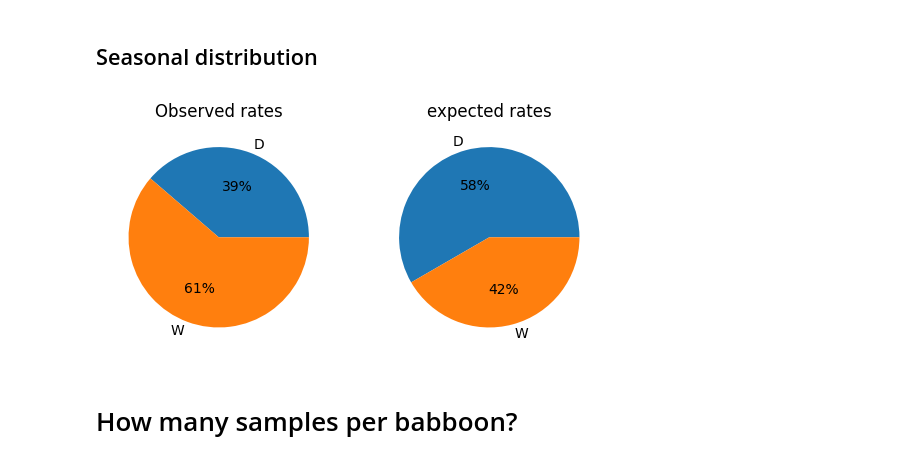
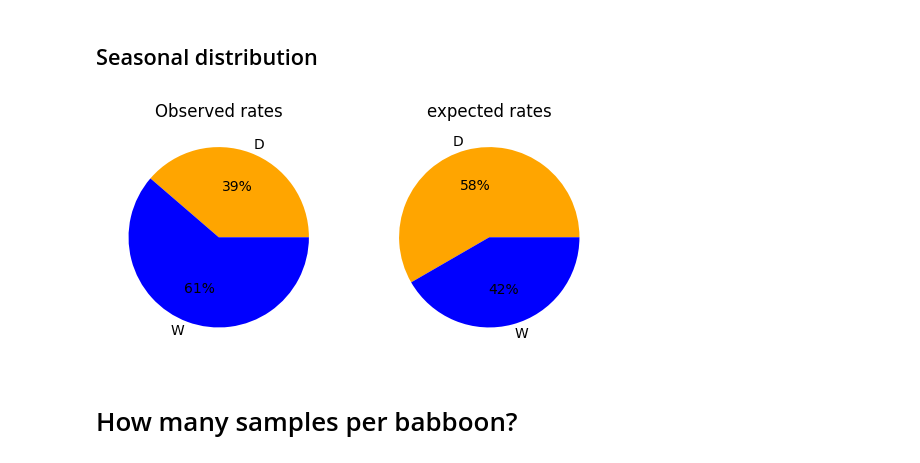
Before and after one commit to yuvaldotan/workshop_microbiome, a Jupyter notebook: data_dist.ipynb, the cells around one changed output. Cells and saved outputs as stored; diff of their text form; code cells hidden in the pictures.

```diff
--- a/data_dist.ipynb
+++ b/data_dist.ipynb
@@ -43,15 +43,15 @@ plt.show()
 # %%
 season_cnt = np.array(metadata_df[["month", "season"]].groupby("season").count()).reshape(-1)
 fig,ax  = plt.subplots(ncols=2)
 ax1 = ax[0]
-ax1.pie(season_cnt/ np.sum(season_cnt), labels=["D", "W"], autopct='%.0f%%')
+ax1.pie(season_cnt/ np.sum(season_cnt), labels=["D", "W"], autopct='%.0f%%', colors = ["orange","blue"])
 ax1.set_title("Observed rates")
 
-plt.pie([7/12, 5/12], labels=["D", "W"], autopct='%.0f%%')
+plt.pie([7/12, 5/12], labels=["D", "W"], autopct='%.0f%%', colors = ["orange","blue"])
 plt.title("expected rates")
 plt.show()
 # %% [output]
-[figure, old version]
+[figure, new version]
 # %% [markdown]
 # How many samples per babboon?
 # %%
```
Also changed, not shown: 6 other files.
